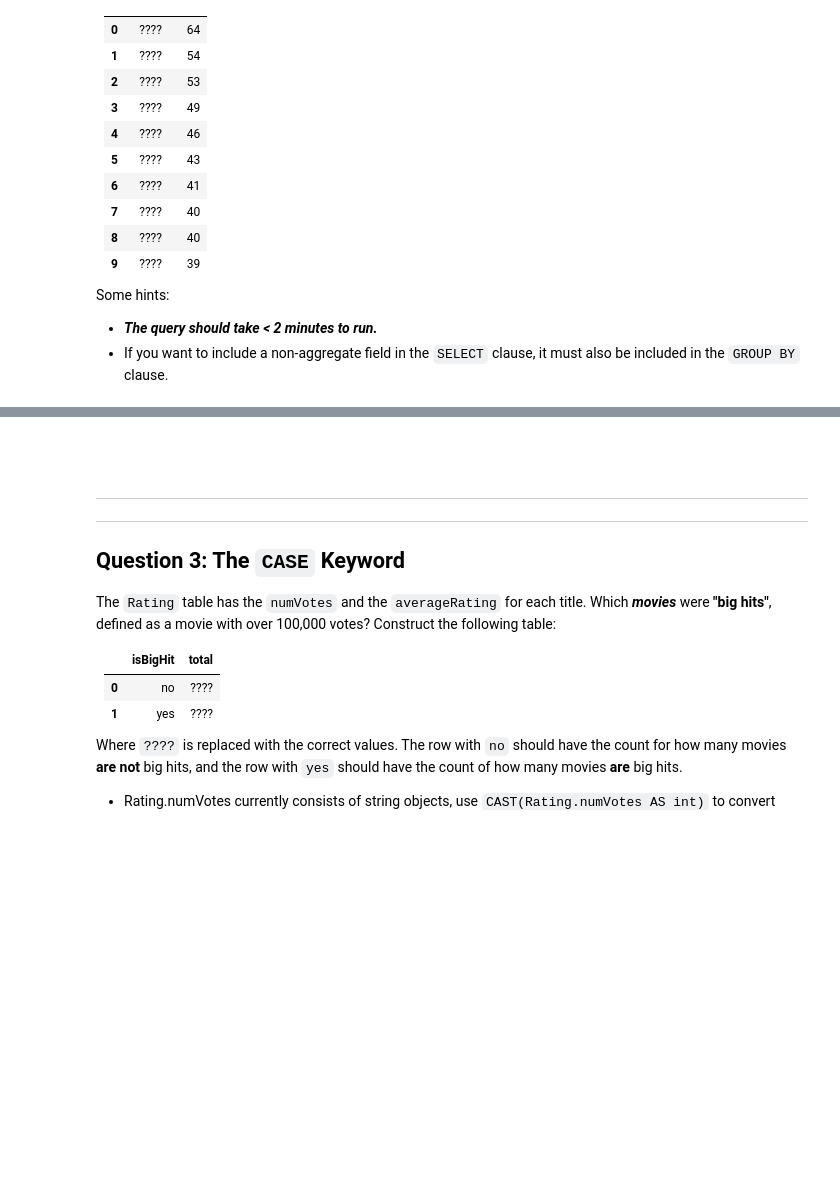
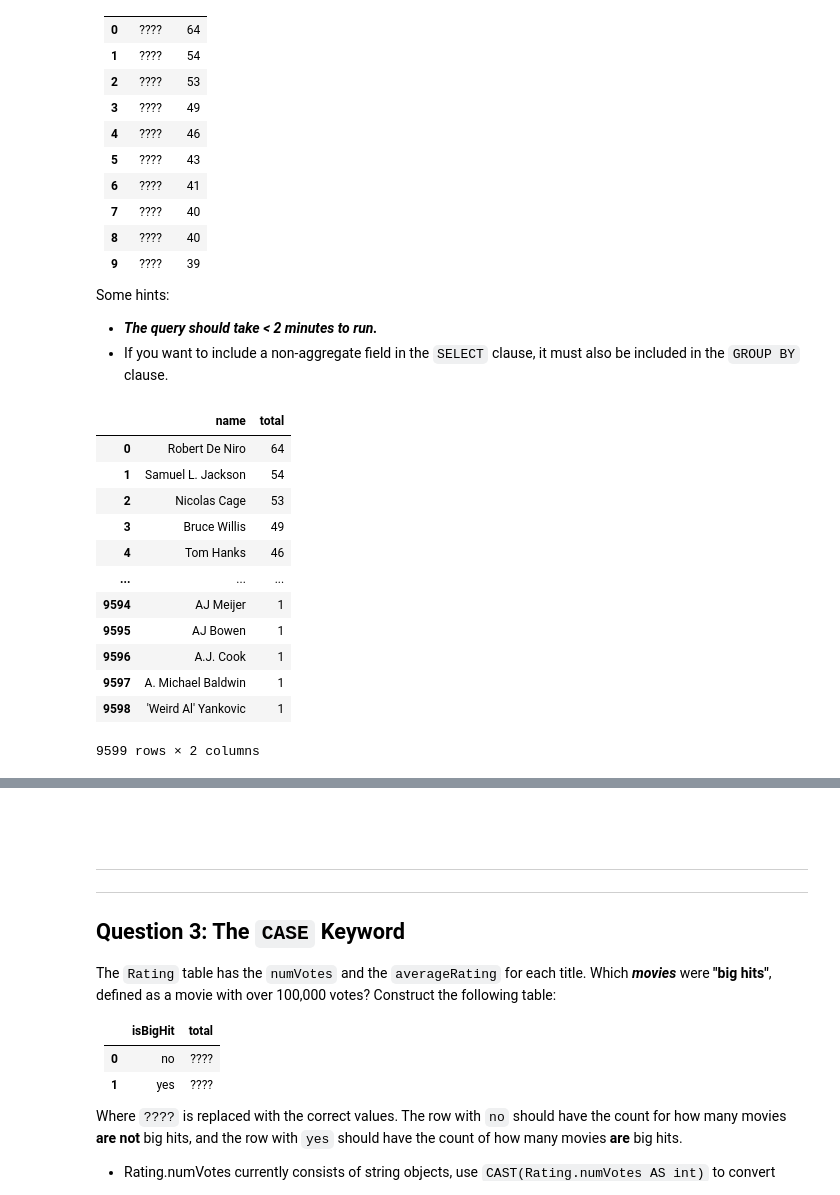
Before and after one commit to yuxin-miao/DS4710, a Jupyter notebook: Homework/HW6/Homework 6_SQL.ipynb, the cells around one changed output, grey strips where cells are left out. Drawn from its saved outputs; the diff is of its cells as text; code cells hidden in the pictures; blank space fills up the shorter version.

```diff
--- a/Homework/HW6/Homework 6_SQL.ipynb
+++ b/Homework/HW6/Homework 6_SQL.ipynb
@@ -224,2 +247,32 @@ res_q2
+# %%
+query_q2 = """
+SELECT Name.primaryName as name, COUNT(*) as total
+FROM Role
+JOIN Name
+ON Role.nconst = Name.nconst
+JOIN Title
+ON Role.tconst = Title.tconst
+WHERE (Role.category = 'actor' OR Role.category = 'actress') AND Title.titleType = 'movie'
+GROUP BY primaryName
+ORDER BY total DESC
+"""
+
+
+res_q2 = pd.read_sql(query_q2, engine)
+res_q2
+# %% [output]
+|  | name | total |
+| 0 | Robert De Niro | 64 |
+| 1 | Samuel L. Jackson | 54 |
+| 2 | Nicolas Cage | 53 |
+| 3 | Bruce Willis | 49 |
+| 4 | Tom Hanks | 46 |
+| ... | ... | ... |
+| 9594 | AJ Meijer | 1 |
+| 9595 | AJ Bowen | 1 |
+| 9596 | A.J. Cook | 1 |
+| 9597 | A. Michael Baldwin | 1 |
+| 9598 | 'Weird Al' Yankovic | 1 |
+9599 rows × 2 columns
 # %%
 sorted(list(res_q2['name']))
```
Also changed, not shown: parts of 16 cells of this notebook, 1 other file.
